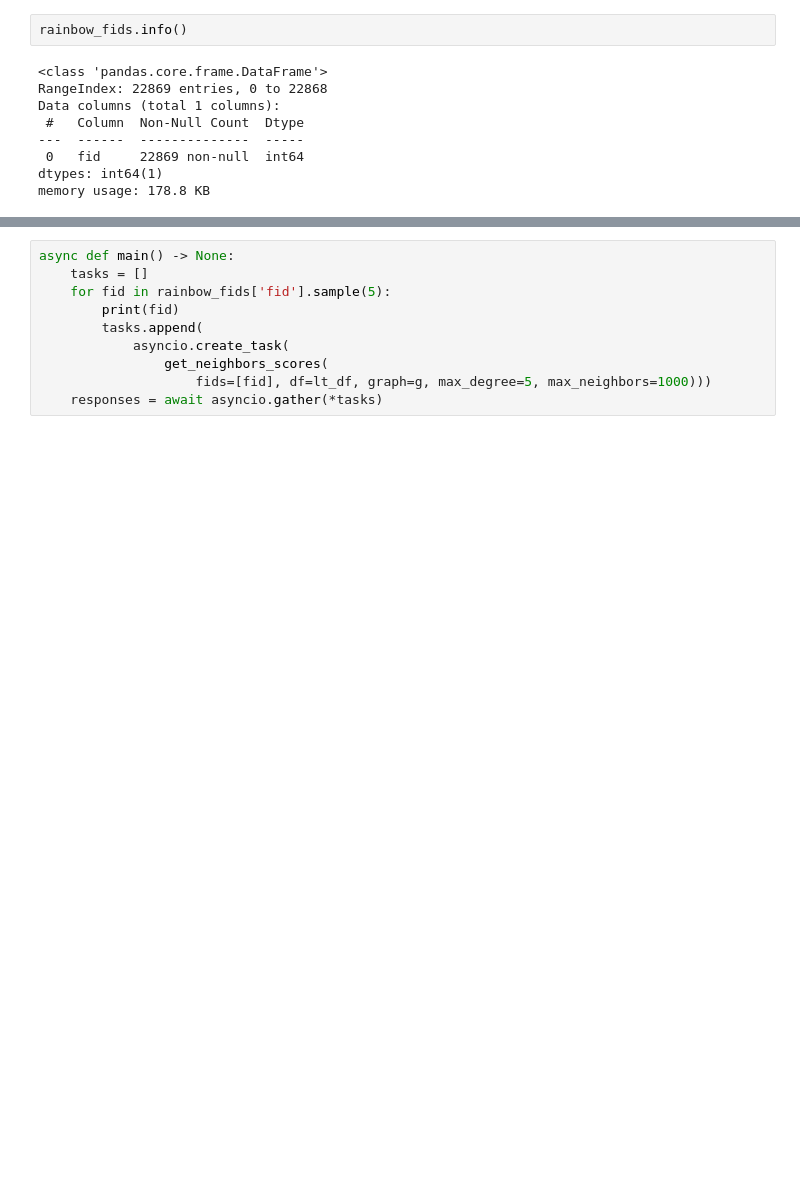
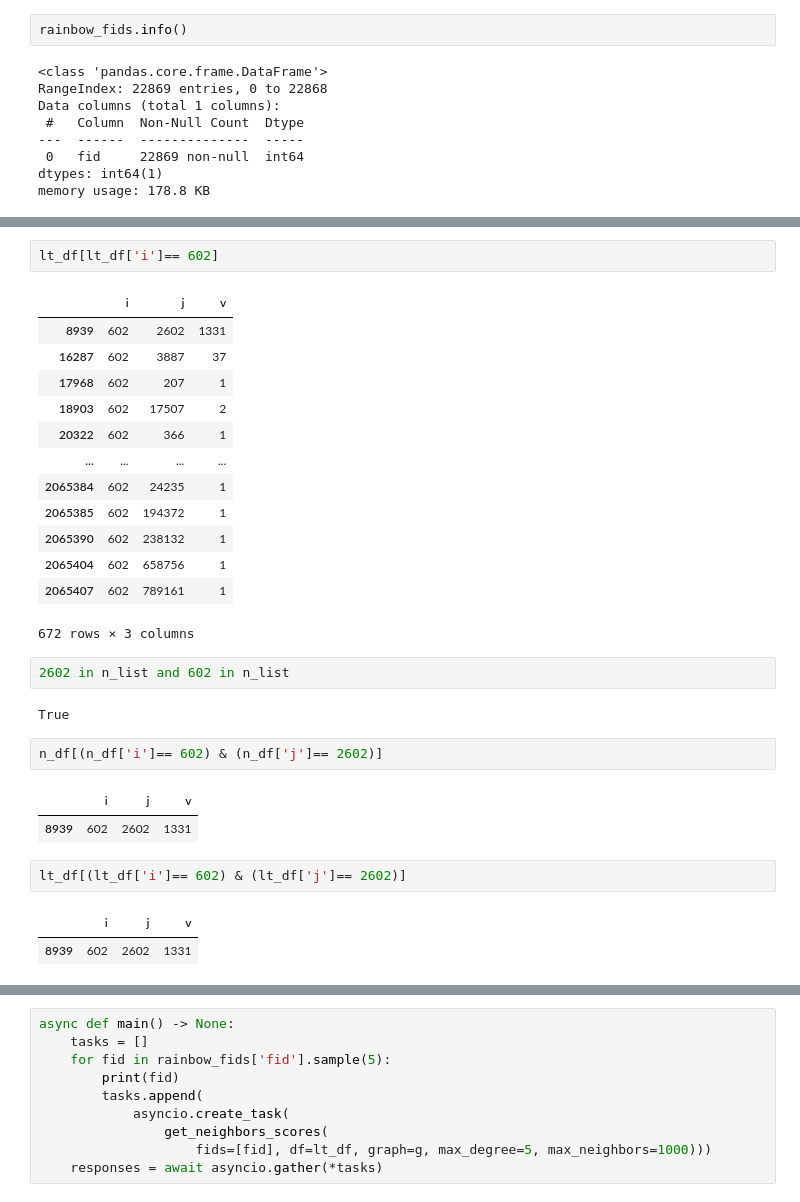
Before and after one commit to Karma3Labs/farcaster-graph, a Jupyter notebook: notebooks/GenPersonalGraph.ipynb, the cells around one changed output, grey strips where cells are left out. Drawn from its saved outputs; the diff is of its cells as text; blank space fills up the shorter version.

```diff
--- a/notebooks/GenPersonalGraph.ipynb
+++ b/notebooks/GenPersonalGraph.ipynb
@@ -330 +225,31 @@ n_df.head(10)
+# %%
+lt_df[lt_df['i']== 602]
+# %% [output]
+|  | i | j | v |
+| 8939 | 602 | 2602 | 1331 |
+| 16287 | 602 | 3887 | 37 |
+| 17968 | 602 | 207 | 1 |
+| 18903 | 602 | 17507 | 2 |
+| 20322 | 602 | 366 | 1 |
+| ... | ... | ... | ... |
+| 2065384 | 602 | 24235 | 1 |
+| 2065385 | 602 | 194372 | 1 |
+| 2065390 | 602 | 238132 | 1 |
+| 2065404 | 602 | 658756 | 1 |
+| 2065407 | 602 | 789161 | 1 |
+672 rows × 3 columns
+# %%
+2602 in n_list and 602 in n_list
+# %% [output]
+True
+# %%
+n_df[(n_df['i']== 602) & (n_df['j']== 2602)]
+# %% [output]
+|  | i | j | v |
+| 8939 | 602 | 2602 | 1331 |
+# %%
+lt_df[(lt_df['i']== 602) & (lt_df['j']== 2602)]
+# %% [output]
+|  | i | j | v |
+| 8939 | 602 | 2602 | 1331 |
 # %%
```
Also changed, not shown: parts of 26 cells of this notebook, 1 other file.
